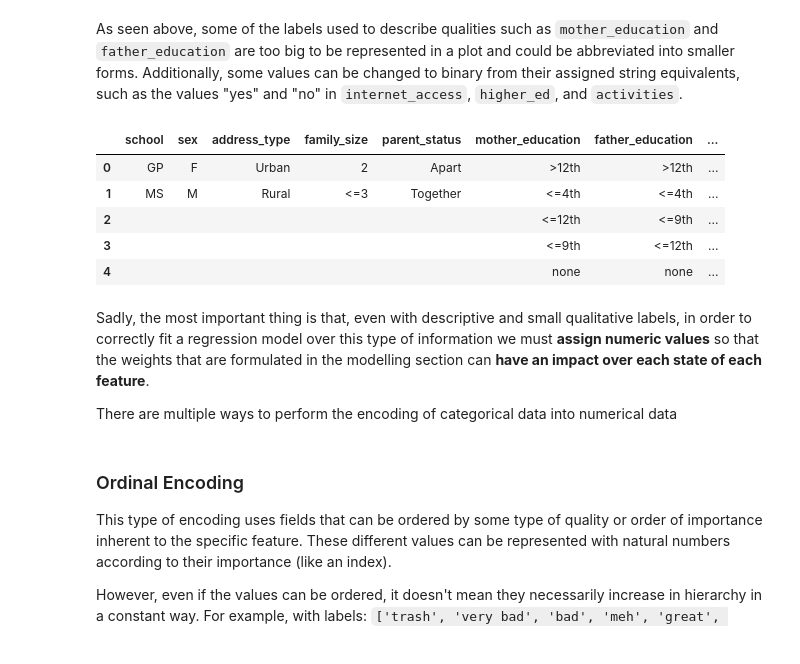
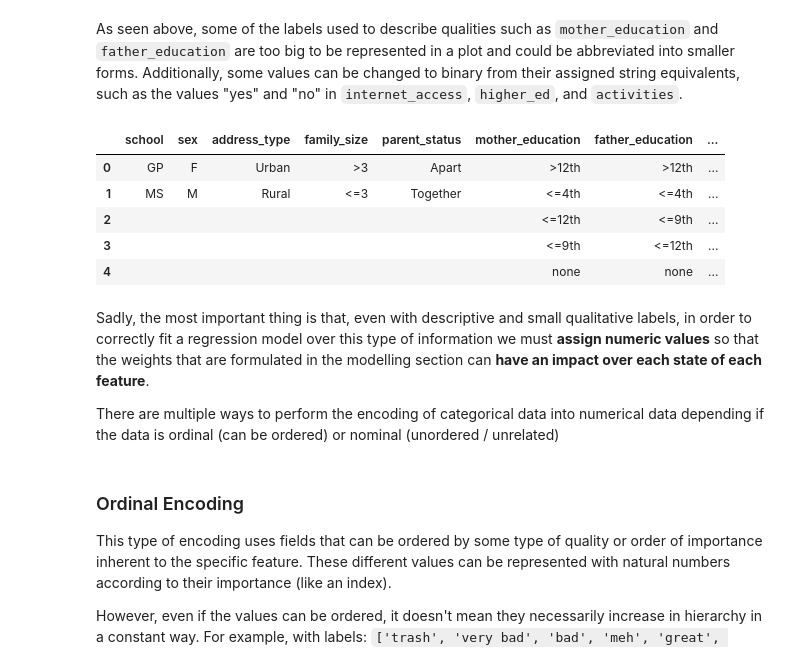
Before and after one commit to ferDMS/MOOCS, a Jupyter notebook: Supervised Machine Learning Regression and Classification/cw2.ipynb, the cells around one changed output. Saved outputs shown, nothing was run; the diff lists cells and outputs as text; code cells hidden in the pictures.

```diff
--- a/Supervised Machine Learning Regression and Classification/cw2.ipynb
+++ b/Supervised Machine Learning Regression and Classification/cw2.ipynb
@@ -38,6 +38,9 @@ print(f"Missing values:\n{df['student_id'].isnull().sum()}")
 print(f"Duplicates removed:\n{m - df.shape[0]}")
 print(f"Dataset size:\nm = {m}\tn = {n}")
 print(f"{df.columns}")
+
+# Drop `student_id` column
+df = df.drop(columns='student_id')
 # %% [output]
 Missing values:
 0
@@ -106,31 +109,30 @@ getUnique(df, 'object')
 As seen above, some of the labels used to describe qualities such as `mother_education` and `father_education` are too big to be represented in a plot and could be abbreviated into smaller forms. Additionally, some values can be changed to binary from their assigned string equivalents, such as the values "yes" and "no" in `internet_access`, `higher_ed`, and `activities`.
 # %%
 df.replace({
-    "Greater than 3" : "2",
+    "Greater than 3" : ">3",
     "Less than or equal to 3" : "<=3",
     "Living together" : "Together",
     "primary education (4th grade)" : "<=4th",
     "5th to 9th grade" : "<=9th",
     "secondary education" : "<=12th",
     "higher education" : ">12th",
     "reputation" : "rep.",
     "<15 min." : "<15",
     "15 to 30 min." : "15-30",
     "30 min. to 1 hour" : "30-60",
     ">1 hour" : ">60",
     "<2 hours" : "<2",
     "2 to 5 hours" : "2-5",
     "5 to 10 hours" : "5-10",
     ">10 hours" : ">10",
     "yes" : 1,
     "no" : 0
 }, inplace=True)
 
-pd.set_option('display.max_columns', None)
 getUnique(df, 'object')
 # %% [output]
 |  | school | sex | address_type | family_size | parent_status | mother_education | father_education | ... |
-| 0 | GP | F | Urban | 2 | Apart | >12th | >12th | ... |
+| 0 | GP | F | Urban | >3 | Apart | >12th | >12th | ... |
 | 1 | MS | M | Rural | <=3 | Together | <=4th | <=4th | ... |
 | 2 |  |  |  |  |  | <=12th | <=9th | ... |
 | 3 |  |  |  |  |  | <=9th | <=12th | ... |
@@ -138,7 +140,7 @@ getUnique(df, 'object')
 # %% [markdown]
 Sadly, the most important thing is that, even with descriptive and small qualitative labels, in order to correctly fit a regression model over this type of information we must **assign numeric values** so that the weights that are formulated in the modelling section can **have an impact over each state of each feature**.
 
-There are multiple ways to perform the encoding of categorical data into numerical data
+There are multiple ways to perform the encoding of categorical data into numerical data depending if the data is ordinal (can be ordered) or nominal (unordered / unrelated)
 # %% [markdown]
 ### Ordinal Encoding
 
```
Also changed, not shown: parts of 19 cells of this notebook.
